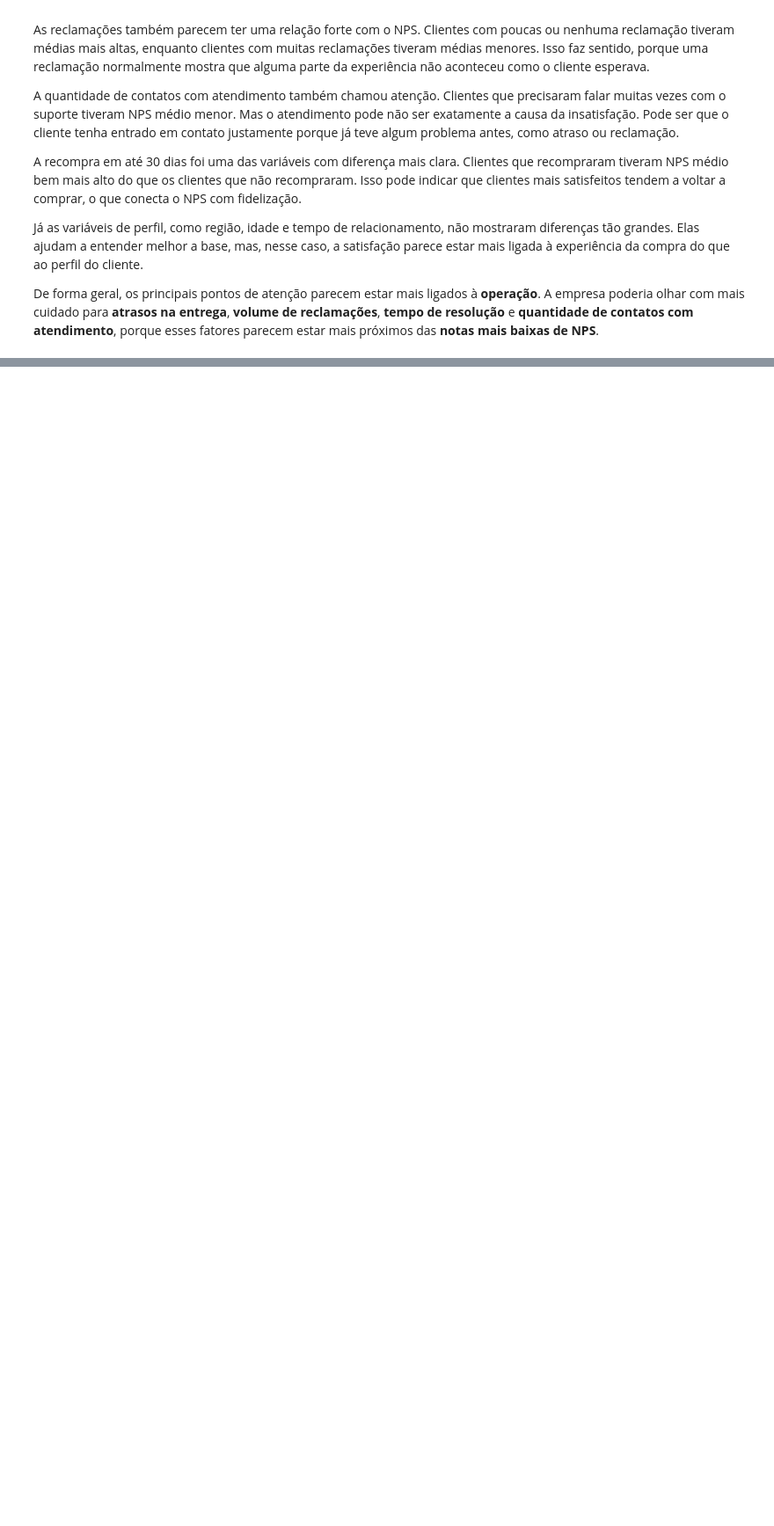
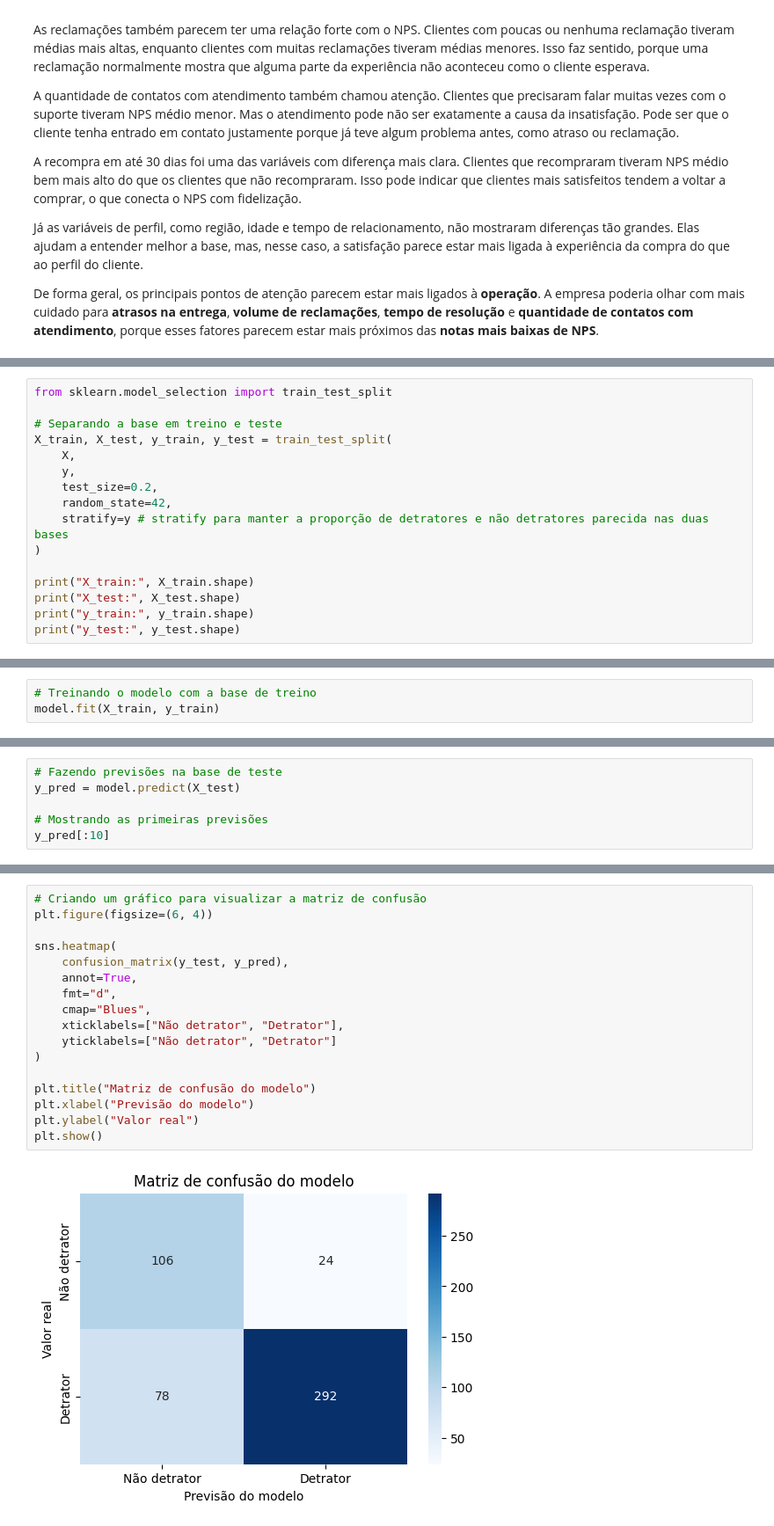
Before and after one commit to vitoriags/nps-predictive-analysis, a Jupyter notebook: notebooks/01_eda_nps.ipynb, the cells around one changed output, grey strips where cells are left out. Shown at 88% size. Drawn from its saved outputs; the diff is of its cells as text; blank space fills up the shorter version.

Commit message:
feat: add predictive model baseline

```diff
--- a/notebooks/01_eda_nps.ipynb
+++ b/notebooks/01_eda_nps.ipynb
@@ -703,0 +782,16 @@ De forma geral, os principais pontos de atenção parecem estar mais ligados à
+# %%
+from sklearn.model_selection import train_test_split
+
+# Separando a base em treino e teste
+X_train, X_test, y_train, y_test = train_test_split(
+    X,
+    y,
+    test_size=0.2,
+    random_state=42,
+    stratify=y # stratify para manter a proporção de detratores e não detratores parecida nas duas bases
+)
+
+print("X_train:", X_train.shape)
+print("X_test:", X_test.shape)
+print("y_train:", y_train.shape)
+print("y_test:", y_test.shape)
@@ -703,0 +872,3 @@ De forma geral, os principais pontos de atenção parecem estar mais ligados à
+# %%
+# Treinando o modelo com a base de treino
+model.fit(X_train, y_train)
@@ -703,0 +893,6 @@ De forma geral, os principais pontos de atenção parecem estar mais ligados à
+# %%
+# Fazendo previsões na base de teste
+y_pred = model.predict(X_test)
+
+# Mostrando as primeiras previsões
+y_pred[:10]
@@ -703,0 +942,19 @@ De forma geral, os principais pontos de atenção parecem estar mais ligados à
+# %%
+# Criando um gráfico para visualizar a matriz de confusão
+plt.figure(figsize=(6, 4))
+
+sns.heatmap(
+    confusion_matrix(y_test, y_pred),
+    annot=True,
+    fmt="d",
+    cmap="Blues",
+    xticklabels=["Não detrator", "Detrator"],
+    yticklabels=["Não detrator", "Detrator"]
+)
+
+plt.title("Matriz de confusão do modelo")
+plt.xlabel("Previsão do modelo")
+plt.ylabel("Valor real")
+plt.show()
+# %% [output]
+[figure, added]
```
Also changed, not shown: parts of 16 cells of this notebook, 1 other file.
